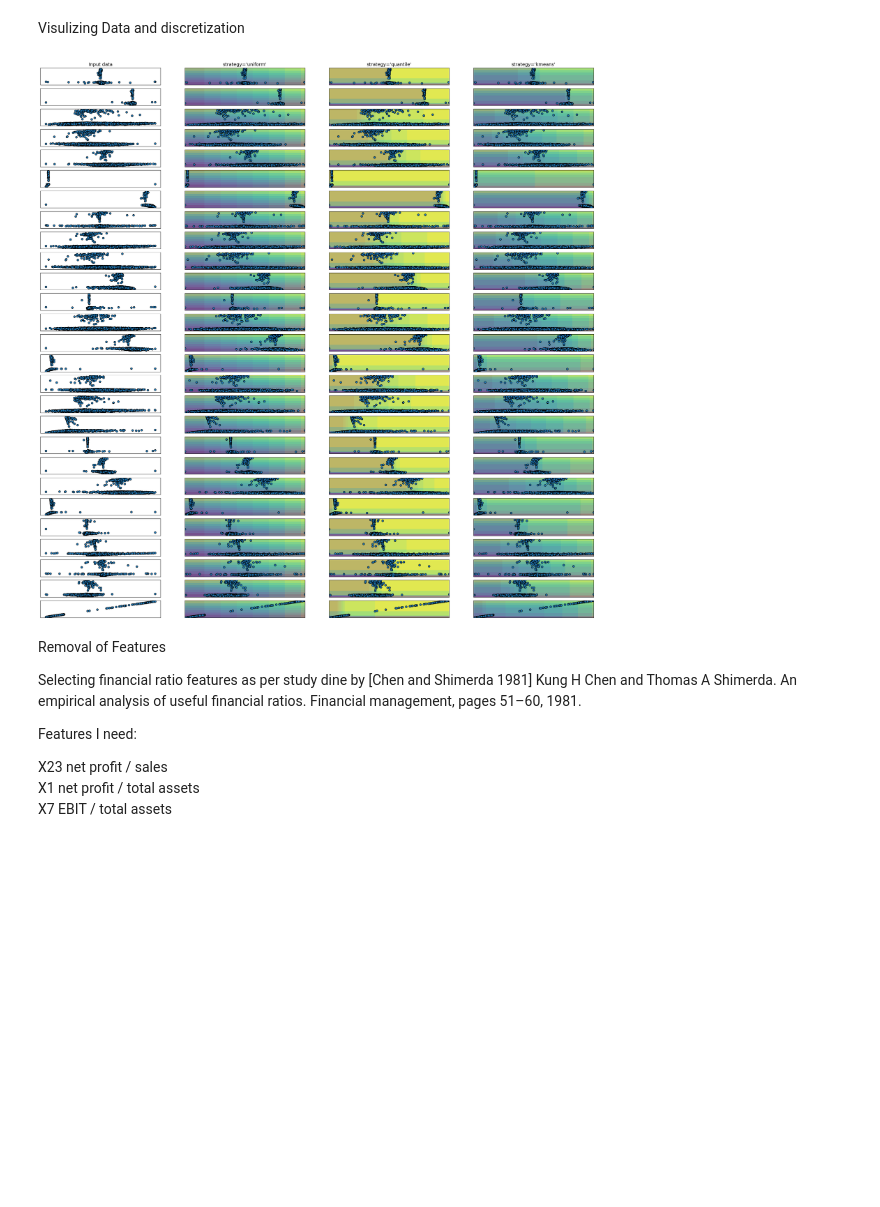
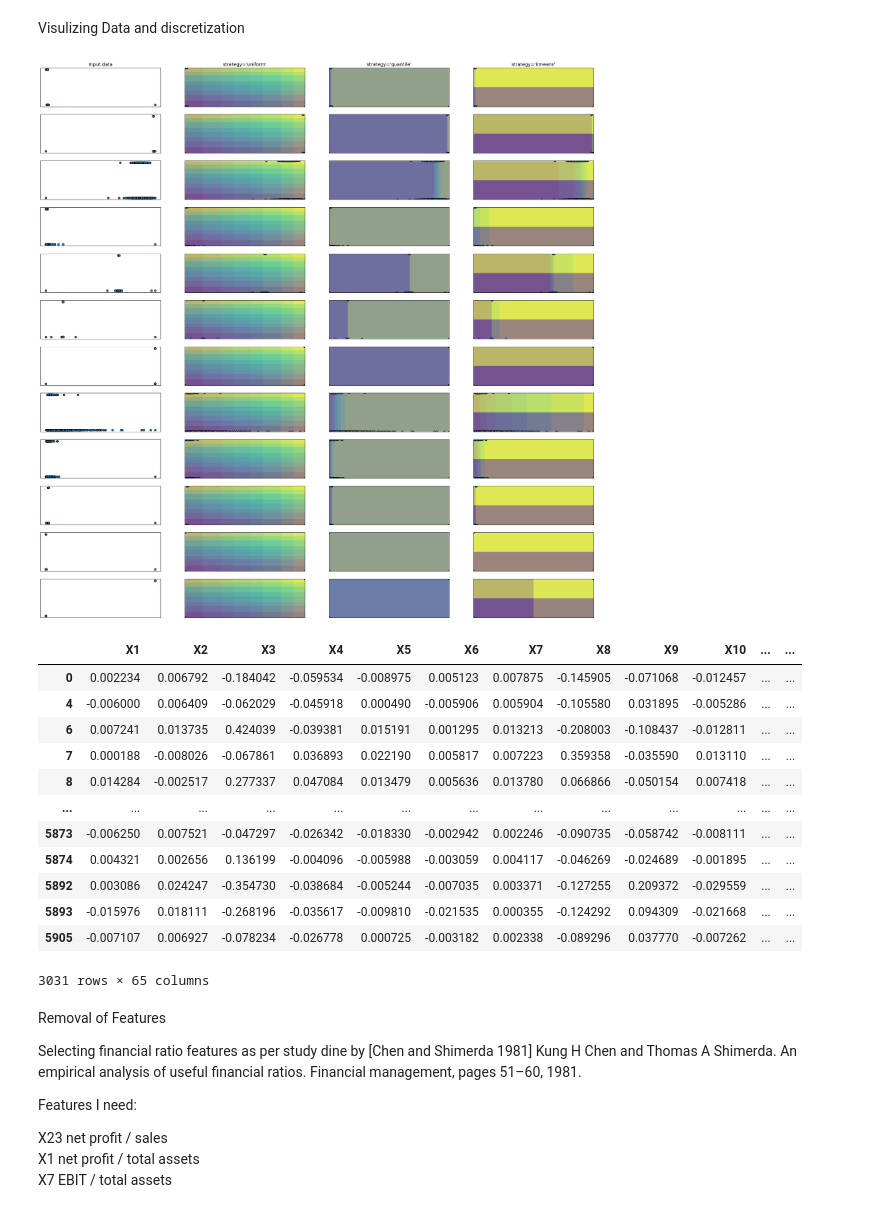
Before and after one commit to Zach-schwark/PGM_Assignment, a Jupyter notebook: data.ipynb, the cells around one changed output. Saved outputs shown, nothing was run; the diff lists cells and outputs as text; code cells hidden in the pictures; blank space fills up the shorter version.

```diff
--- a/data.ipynb
+++ b/data.ipynb
@@ -135,6 +159,7 @@ normalised_standardised_dict = {}
 for i in range(len(data_normalised_standardised_transposed)):
     normalised_standardised_dict[attribute_names[i]] = data_normalised_standardised_transposed[i]
 
+normalised_standardised_dict[attribute_names[len(attribute_names)-1]] = pd.cut(data['class'],2,labels=[0,1])
 
 normalised_StandardisedData = pd.DataFrame(normalised_standardised_dict)
 normalised_StandardisedData
@@ -186,18 +211,19 @@ discretizedData
 # %% [markdown]
 Visulizing Data and discretization
 # %%
+
 strategies = ["uniform", "quantile", "kmeans"]
 
 
 keeping_attributes = ["X23","X1","X7","X49","X9","X3","X2","X59","X6","X4", "X51", "X8", "class"]
 
-keeping_attributes_2 = ['Attr1', 'Attr2', 'Attr3','Attr4',	'Attr5',	'Attr6',	'Attr7','Attr8','Attr9','Attr10','class']
+keeping_attributes_2 = ['Attr1', 'Attr2', 'Attr3','Attr4',	'Attr5','Attr6',	'Attr7','Attr8','Attr9','Attr10','Attr21','class']
 
-most_common_attributes = ['X52', 'X40', 'X25', 'X5', 'X9', 'X13', 'X58', 'X15', 'X27', 'X36', 'X22', 'X42', 'X31', 'X48', 'X32', 'X57', 'X12', 'X35', 'X6', 'X53', 'X16', 'X11', 'X55', 'X14', 'X29', 'X41','class']
+most_common_attributes = ['X21','X52', 'X40', 'X25', 'X5', 'X9', 'X13', 'X58', 'X15', 'X27', 'X36', 'X22', 'X42', 'X31', 'X48', 'X32', 'X57', 'X12', 'X35', 'X6', 'X53', 'X16', 'X11', 'X55', 'X14', 'X29', 'X41','class']
 
-for attribute in normalised_StandardisedData.columns.values.tolist():
-    if attribute not in most_common_attributes:
-        del normalised_StandardisedData[attribute]
+for attribute in data.columns.values.tolist():
+    if attribute not in keeping_attributes_2:
+        del data[attribute]
 
 
 
@@ -205,15 +231,15 @@ figure = plt.figure(figsize=(30,30))
 i = 1
 
 
-for ds_cnt, col in enumerate(normalised_StandardisedData.columns.values.tolist()):
-    ax = plt.subplot(len(normalised_StandardisedData.columns.values.tolist()), len(strategies) + 1, i)
-    ax.scatter(normalised_StandardisedData[col], normalised_StandardisedData['class'], edgecolors="k")
+for ds_cnt, col in enumerate(data.columns.values.tolist()):
+    ax = plt.subplot(len(data.columns.values.tolist()), len(strategies) + 1, i)
+    ax.scatter(data[col], data['class'], edgecolors="k")
     if ds_cnt == 0:
         ax.set_title("Input data", size=14)
 
     xx, yy = np.meshgrid(
-        np.linspace(normalised_StandardisedData[col].min(), normalised_StandardisedData[col].max(), 300),
-        np.linspace(normalised_StandardisedData['class'].min(), normalised_StandardisedData['class'].max(), 300),
+        np.linspace(data[col].min(), data[col].max(), 300),
+        np.linspace(data['class'].min(), data['class'].max(), 300),
     )
     grid = np.c_[xx.ravel(), yy.ravel()]
 
@@ -224,38 +250,52 @@ for ds_cnt, col in enumerate(normalised_StandardisedData.columns.values.tolist()
     ax.autoscale()
 
     i += 1
     # transform the dataset with KBinsDiscretizer
     for strategy in strategies:
         enc = preprocessing.KBinsDiscretizer(
-            n_bins=30, encode="ordinal", strategy=strategy, subsample=200_000
+            n_bins=20, encode="ordinal", strategy=strategy, subsample=200_000
         )
 
-        enc.fit(np.transpose(np.array([normalised_StandardisedData[col],normalised_StandardisedData['class']])))
+        enc.fit(np.transpose(np.array([data[col],data['class']])))
         grid_encoded = enc.transform(grid)
 
-        ax = plt.subplot(len(normalised_StandardisedData.columns.values.tolist()), len(strategies) + 1, i)
+        ax = plt.subplot(len(data.columns.values.tolist()), len(strategies) + 1, i)
 
         # horizontal stripes
         horizontal = grid_encoded[:, 0].reshape(xx.shape)
         ax.contourf(xx, yy, horizontal, alpha=0.5)
         # vertical stripes
         vertical = grid_encoded[:, 1].reshape(xx.shape)
         ax.contourf(xx, yy, vertical, alpha=0.5)
 
-        ax.scatter(normalised_StandardisedData[col], normalised_StandardisedData['class'], edgecolors="k")
+        ax.scatter(data[col], data['class'], edgecolors="k")
         ax.set_xlim(xx.min()-0.25, xx.max()+0.25)
         ax.set_ylim(yy.min()-0.25, yy.max()+0.25)
         ax.set_xticks(())
         ax.set_yticks(())
         ax.autoscale()
         if ds_cnt == 0:
             ax.set_title("strategy='%s'" % (strategy,), size=14)
 
         i += 1
 
 plt.show()
+normalised_StandardisedData
 # %% [output]
-[figure, old version]
+[figure, new version]
+|  | X1 | X2 | X3 | X4 | X5 | X6 | X7 | X8 | X9 | X10 | ... | ... |
+| 0 | 0.002234 | 0.006792 | -0.184042 | -0.059534 | -0.008975 | 0.005123 | 0.007875 | -0.145905 | -0.071068 | -0.012457 | ... | ... |
+| 4 | -0.006000 | 0.006409 | -0.062029 | -0.045918 | 0.000490 | -0.005906 | 0.005904 | -0.105580 | 0.031895 | -0.005286 | ... | ... |
+| 6 | 0.007241 | 0.013735 | 0.424039 | -0.039381 | 0.015191 | 0.001295 | 0.013213 | -0.208003 | -0.108437 | -0.012811 | ... | ... |
+| 7 | 0.000188 | -0.008026 | -0.067861 | 0.036893 | 0.022190 | 0.005817 | 0.007223 | 0.359358 | -0.035590 | 0.013110 | ... | ... |
+| 8 | 0.014284 | -0.002517 | 0.277337 | 0.047084 | 0.013479 | 0.005636 | 0.013780 | 0.066866 | -0.050154 | 0.007418 | ... | ... |
+| ... | ... | ... | ... | ... | ... | ... | ... | ... | ... | ... | ... | ... |
+| 5873 | -0.006250 | 0.007521 | -0.047297 | -0.026342 | -0.018330 | -0.002942 | 0.002246 | -0.090735 | -0.058742 | -0.008111 | ... | ... |
+| 5874 | 0.004321 | 0.002656 | 0.136199 | -0.004096 | -0.005988 | -0.003059 | 0.004117 | -0.046269 | -0.024689 | -0.001895 | ... | ... |
+| 5892 | 0.003086 | 0.024247 | -0.354730 | -0.038684 | -0.005244 | -0.007035 | 0.003371 | -0.127255 | 0.209372 | -0.029559 | ... | ... |
+| 5893 | -0.015976 | 0.018111 | -0.268196 | -0.035617 | -0.009810 | -0.021535 | 0.000355 | -0.124292 | 0.094309 | -0.021668 | ... | ... |
+| 5905 | -0.007107 | 0.006927 | -0.078234 | -0.026778 | 0.000725 | -0.003182 | 0.002338 | -0.089296 | 0.037770 | -0.007262 | ... | ... |
+3031 rows × 65 columns
 # %% [markdown]
 Removal of Features
 
```
Also changed, not shown: parts of 4 cells of this notebook.
